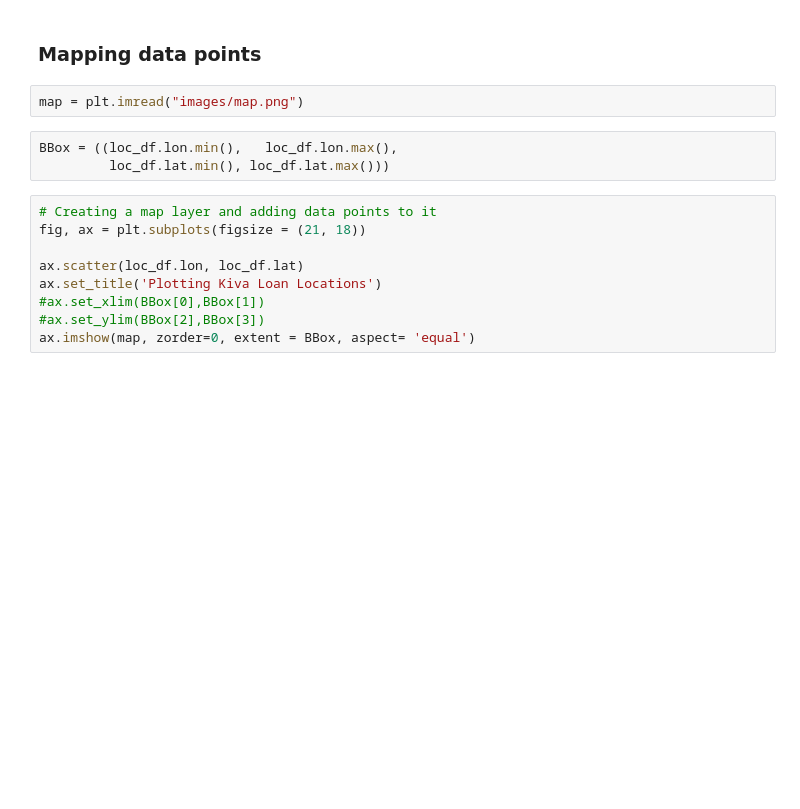
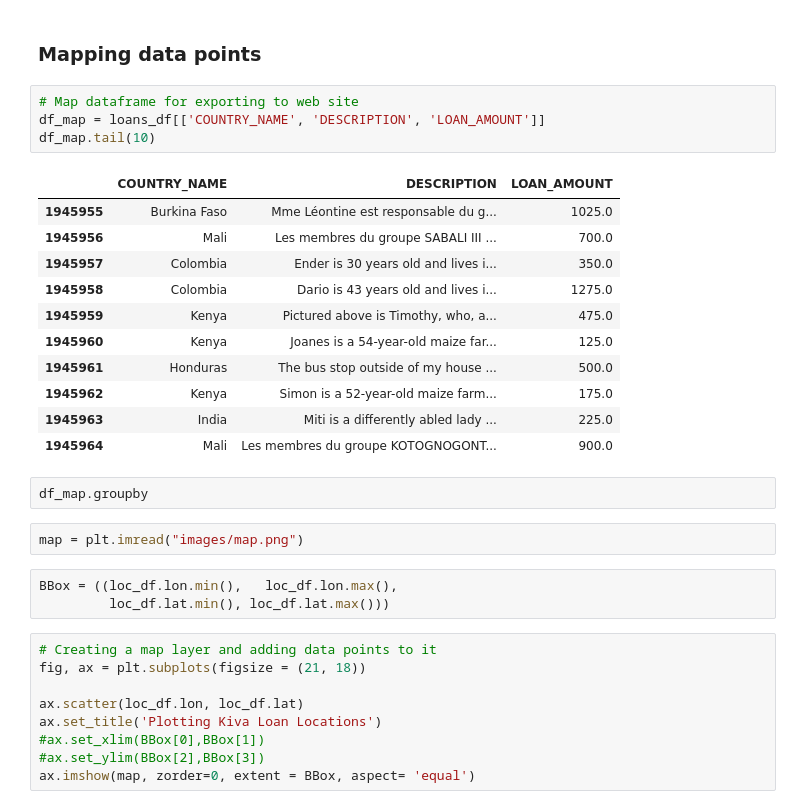
Before and after one commit to emmysobieski/TeamPySpark, a Jupyter notebook: Data_Visualizations.ipynb, the cells around one changed output. Drawn from its saved outputs; the diff is of its cells as text; blank space fills up the shorter version.

```diff
--- a/Data_Visualizations.ipynb
+++ b/Data_Visualizations.ipynb
@@ -207,5 +291,23 @@ wordcloud.to_file("images/description.png")
 # %% [markdown]
 ### Mapping data points
+# %%
+# Map dataframe for exporting to web site
+df_map = loans_df[['COUNTRY_NAME', 'DESCRIPTION', 'LOAN_AMOUNT']]
+df_map.tail(10)
+# %% [output]
+|  | COUNTRY_NAME | DESCRIPTION | LOAN_AMOUNT |
+| 1945955 | Burkina Faso | Mme Léontine est responsable du g... | 1025.0 |
+| 1945956 | Mali | Les membres du groupe SABALI III ... | 700.0 |
+| 1945957 | Colombia | Ender is 30 years old and lives i... | 350.0 |
+| 1945958 | Colombia | Dario is 43 years old and lives i... | 1275.0 |
+| 1945959 | Kenya | Pictured above is Timothy, who, a... | 475.0 |
+| 1945960 | Kenya | Joanes is a 54-year-old maize far... | 125.0 |
+| 1945961 | Honduras | The bus stop outside of my house ... | 500.0 |
+| 1945962 | Kenya | Simon is a 52-year-old maize farm... | 175.0 |
+| 1945963 | India | Miti is a differently abled lady ... | 225.0 |
+| 1945964 | Mali | Les membres du groupe KOTOGNOGONT... | 900.0 |
+# %%
+df_map.groupby
 # %%
 map = plt.imread("images/map.png")
 # %%
```
Also changed, not shown: parts of 14 cells of this notebook.
